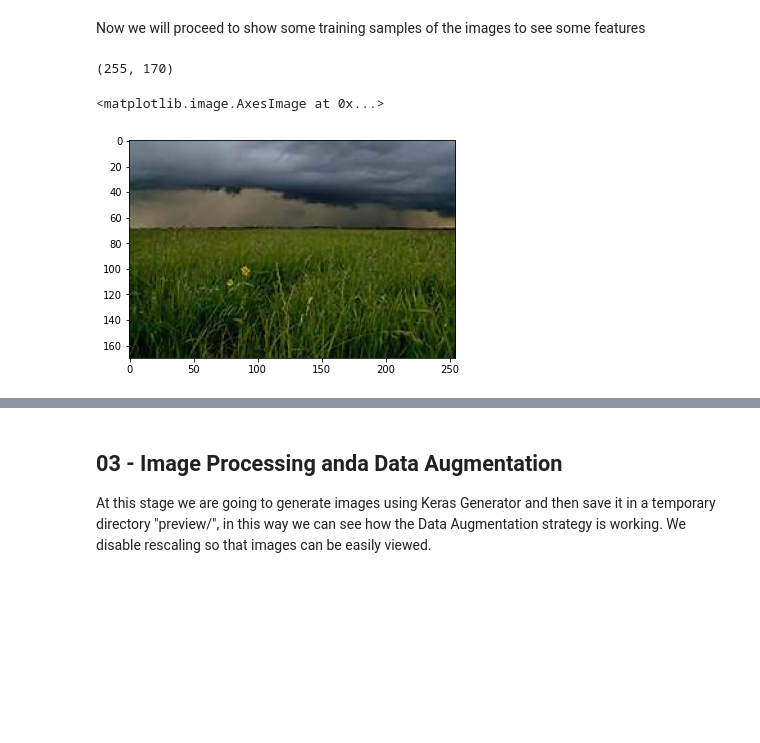
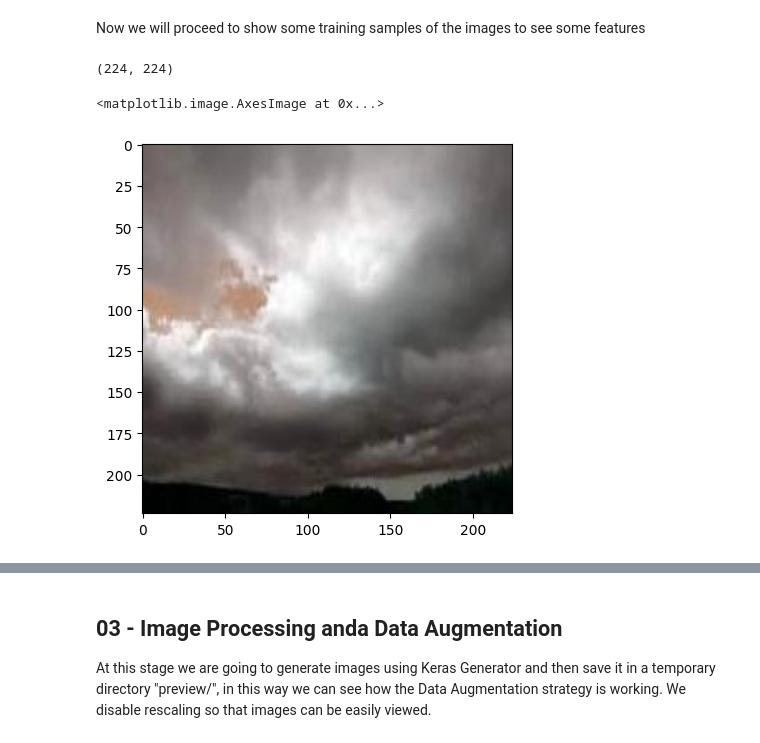
Before and after one commit to shivRVS/classifyImg, a Jupyter notebook: WeatherClassification.ipynb, the cells around one changed output, grey strips where cells are left out. Saved outputs shown, nothing was run; the diff lists cells and outputs as text; code cells hidden in the pictures; blank space fills up the shorter version.

```diff
--- a/WeatherClassification.ipynb
+++ b/WeatherClassification.ipynb
@@ -168,12 +160,12 @@ Text(0.5, 1.0, 'Test Samples')
 Now we will proceed to show some training samples of the images to see some features
 # %%
 #cloudy
-img = Image.open("drive/MyDrive/dataset/training/cloudy/cloudy100.jpg")
+img = Image.open("dataset/training/cloudy/cloud_107.jpeg")
 print(img.size)
 plt.imshow(img)
 # %% [output]
-(255, 170)
+(224, 224)
 <matplotlib.image.AxesImage at 0x...>
-[figure, old version]
+[figure, new version]
 # %%
 #rain
```
Also changed, not shown: parts of 38 cells of this notebook.
